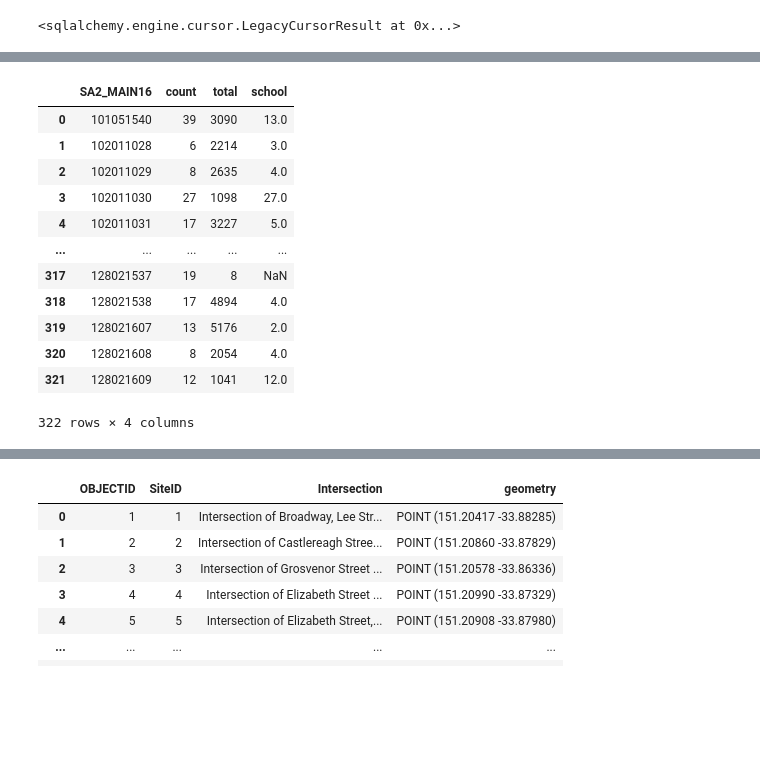
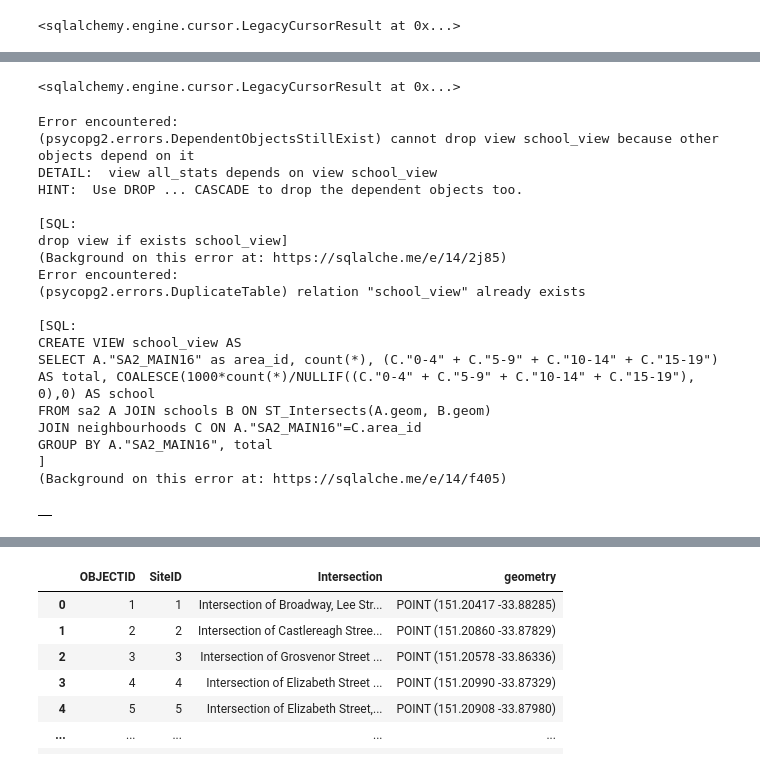
Before and after one commit to Kyle240/Data2001, a Jupyter notebook: Assignment.ipynb, the cells around one changed output, grey strips where cells are left out. Saved outputs shown, nothing was run; the diff lists cells and outputs as text; code cells hidden in the pictures; blank space fills up the shorter version.

```diff
--- a/Assignment.ipynb
+++ b/Assignment.ipynb
@@ -401,23 +401,39 @@ query(conn, "select * from break_enter")
 2594 rows × 7 columns
+# %%
+conn.execute("""
+DROP INDEX IF EXISTS area_idx;
+CREATE INDEX area_idx ON neighbourhoods (area_id);
+""")
+# %% [output]
+<sqlalchemy.engine.cursor.LegacyCursorResult at 0x...>
 # %%
-sql = """
-SELECT A."SA2_MAIN16", count(*), (C."0-4" + C."5-9" + C."10-14" + C."15-19") AS total, count(*)/NULLIF(((C."0-4" + C."5-9" + C."10-14" + C."15-19")/1000), 0) AS school
+query(conn,"""
+drop view if exists school_view""")
+query(conn, """
+CREATE VIEW school_view AS
+SELECT A."SA2_MAIN16" as area_id, count(*), (C."0-4" + C."5-9" + C."10-14" + C."15-19") AS total, COALESCE(1000*count(*)/NULLIF((C."0-4" + C."5-9" + C."10-14" + C."15-19"), 0),0) AS school
 FROM sa2 A JOIN schools B ON ST_Intersects(A.geom, B.geom)
 JOIN neighbourhoods C ON A."SA2_MAIN16"=C.area_id
 GROUP BY A."SA2_MAIN16", total
-"""
-query(conn, sql)
+""")
 # %% [output]
+Error encountered:
+(psycopg2.errors.DependentObjectsStillExist) cannot drop view school_view because other objects depend on it
+DETAIL:  view all_stats depends on view school_view
+HINT:  Use DROP ... CASCADE to drop the dependent objects too.
+
+[SQL:
+drop view if exists school_view]
+(Background on this error at: https://sqlalche.me/e/14/2j85)
+Error encountered:
+(psycopg2.errors.DuplicateTable) relation "school_view" already exists
+
+[SQL:
+CREATE VIEW school_view AS
+SELECT A."SA2_MAIN16" as area_id, count(*), (C."0-4" + C."5-9" + C."10-14" + C."15-19") AS total, COALESCE(1000*count(*)/NULLIF((C."0-4" + C."5-9" + C."10-14" + C."15-19"), 0),0) AS school
+FROM sa2 A JOIN schools B ON ST_Intersects(A.geom, B.geom)
+JOIN neighbourhoods C ON A."SA2_MAIN16"=C.area_id
+GROUP BY A."SA2_MAIN16", total
+]
+(Background on this error at: https://sqlalche.me/e/14/f405)
-|  | SA2_MAIN16 | count | total | school |
-| 0 | 101051540 | 39 | 3090 | 13.0 |
-| 1 | 102011028 | 6 | 2214 | 3.0 |
-| 2 | 102011029 | 8 | 2635 | 4.0 |
-| 3 | 102011030 | 27 | 1098 | 27.0 |
-| 4 | 102011031 | 17 | 3227 | 5.0 |
-| ... | ... | ... | ... | ... |
-| 317 | 128021537 | 19 | 8 | NaN |
-| 318 | 128021538 | 17 | 4894 | 4.0 |
-| 319 | 128021607 | 13 | 5176 | 2.0 |
-| 320 | 128021608 | 8 | 2054 | 4.0 |
-| 321 | 128021609 | 12 | 1041 | 12.0 |
+|  |
-322 rows × 4 columns
```
Also changed, not shown: parts of 20 cells of this notebook.
